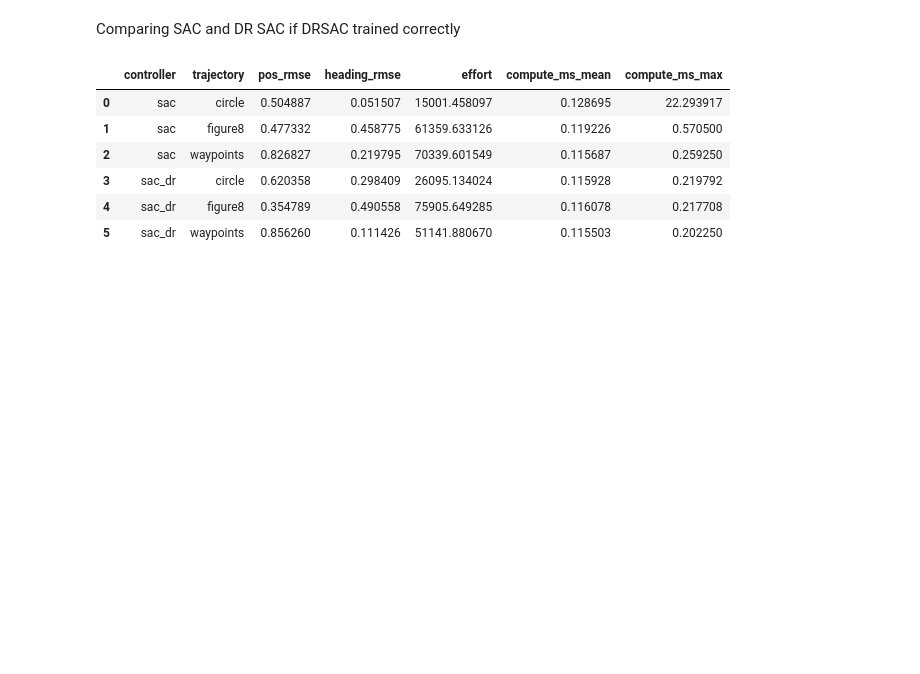
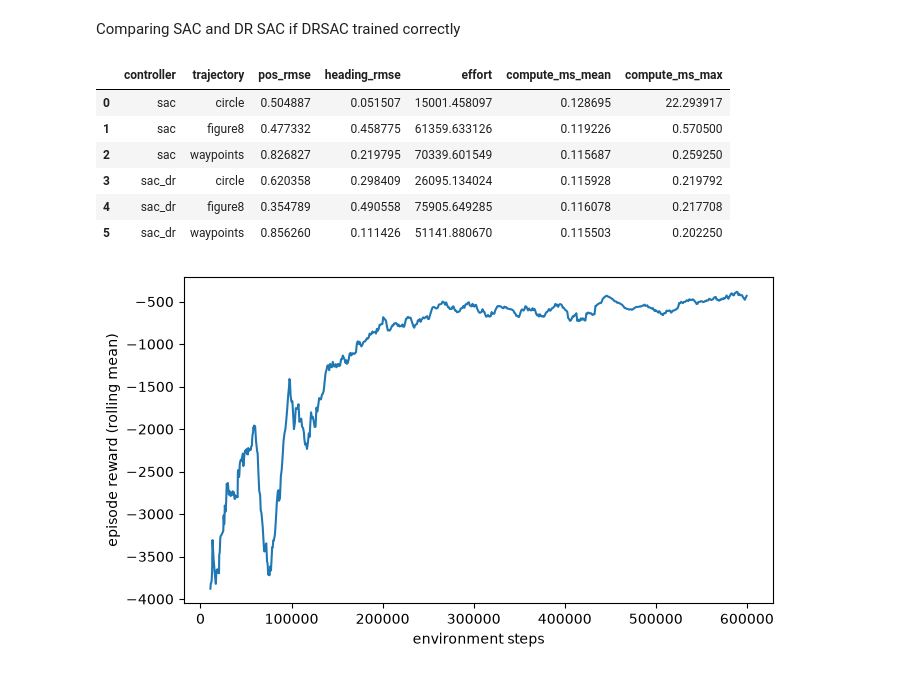
Before and after one commit to yashhorseman/holonomic-control-benchmark, a Jupyter notebook: notebooks/rl.ipynb, the cells around one changed output. Saved outputs shown, nothing was run; the diff lists cells and outputs as text; code cells hidden in the pictures; blank space fills up the shorter version.

```diff
--- a/notebooks/rl.ipynb
+++ b/notebooks/rl.ipynb
@@ -104,3 +122,16 @@ pd.DataFrame(rows)
 | 3 | sac_dr | circle | 0.620358 | 0.298409 | 26095.134024 | 0.115928 | 0.219792 |
 | 4 | sac_dr | figure8 | 0.354789 | 0.490558 | 75905.649285 | 0.116078 | 0.217708 |
 | 5 | sac_dr | waypoints | 0.856260 | 0.111426 | 51141.880670 | 0.115503 | 0.202250 |
+# %%
+import numpy as np
+import pandas as pd
+import matplotlib.pyplot as plt
+
+log = pd.read_csv("../results/sac_dr_train.monitor.csv", skiprows=1)
+fig, ax = plt.subplots(figsize=(7, 4))
+ax.plot(np.cumsum(log["l"]), log["r"].rolling(20).mean())
+ax.set(xlabel="environment steps", ylabel="episode reward (rolling mean)")
+plt.tight_layout()
+fig.savefig("../results/sac_dr_curve.png", dpi=150)
+# %% [output]
+[figure, added]
```
Also changed, not shown: parts of 1 cell of this notebook, 5 other files.
